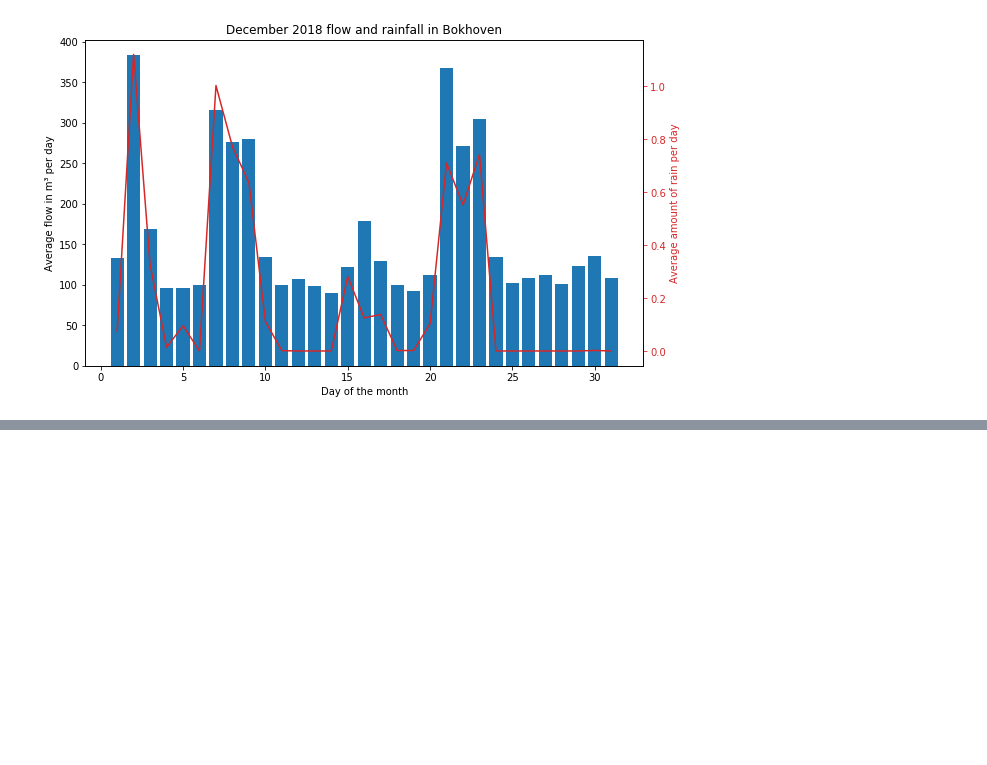
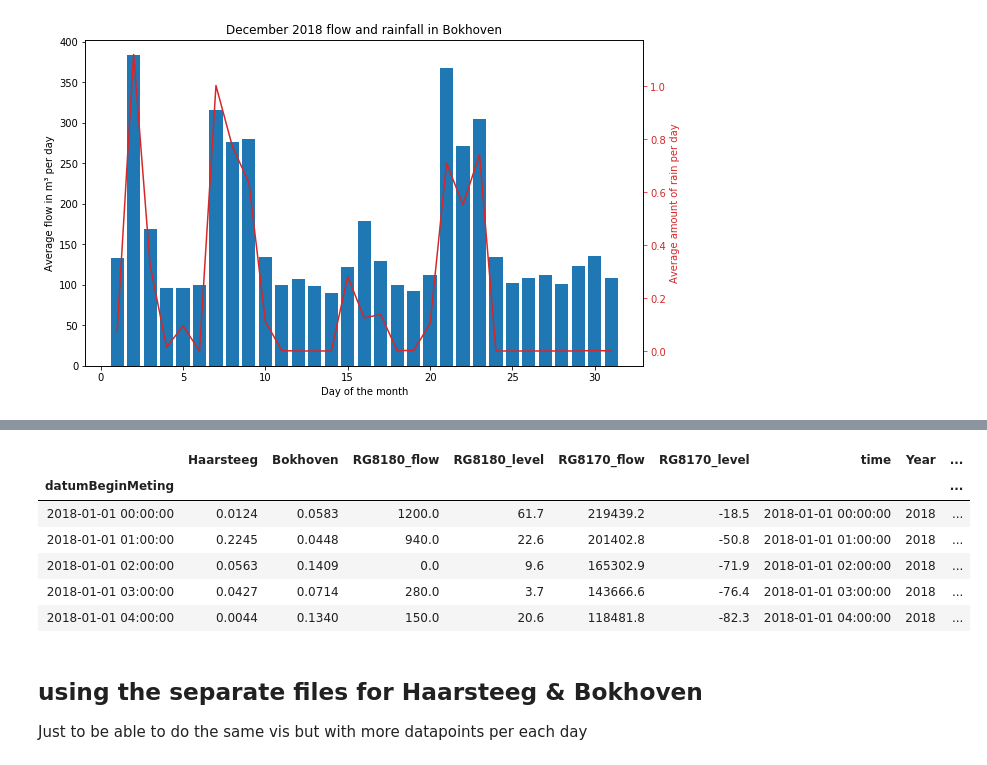
Before and after one commit to rogertian0707/jbg060, a Jupyter notebook: code/Monthly flow & level.ipynb, the cells around one changed output, grey strips where cells are left out. Drawn from its saved outputs; the diff is of its cells as text; code cells hidden in the pictures; blank space fills up the shorter version.

```diff
--- a/code/Monthly flow & level.ipynb
+++ b/code/Monthly flow & level.ipynb
@@ -138,0 +203,13 @@ for i, month in enumerate(months18):
+# %%
+combined_rain_pump_hour.head()
+# %% [output]
+|  | Haarsteeg | Bokhoven | RG8180_flow | RG8180_level | RG8170_flow | RG8170_level | time | Year | ... |
+| datumBeginMeting |  |  |  |  |  |  |  |  | ... |
+| 2018-01-01 00:00:00 | 0.0124 | 0.0583 | 1200.0 | 61.7 | 219439.2 | -18.5 | 2018-01-01 00:00:00 | 2018 | ... |
+| 2018-01-01 01:00:00 | 0.2245 | 0.0448 | 940.0 | 22.6 | 201402.8 | -50.8 | 2018-01-01 01:00:00 | 2018 | ... |
+| 2018-01-01 02:00:00 | 0.0563 | 0.1409 | 0.0 | 9.6 | 165302.9 | -71.9 | 2018-01-01 02:00:00 | 2018 | ... |
+| 2018-01-01 03:00:00 | 0.0427 | 0.0714 | 280.0 | 3.7 | 143666.6 | -76.4 | 2018-01-01 03:00:00 | 2018 | ... |
+| 2018-01-01 04:00:00 | 0.0044 | 0.1340 | 150.0 | 20.6 | 118481.8 | -82.3 | 2018-01-01 04:00:00 | 2018 | ... |
+# %% [markdown]
+## using the separate files for Haarsteeg & Bokhoven
+Just to be able to do the same vis but with more datapoints per each day
```
Also changed, not shown: parts of 10 cells of this notebook.
